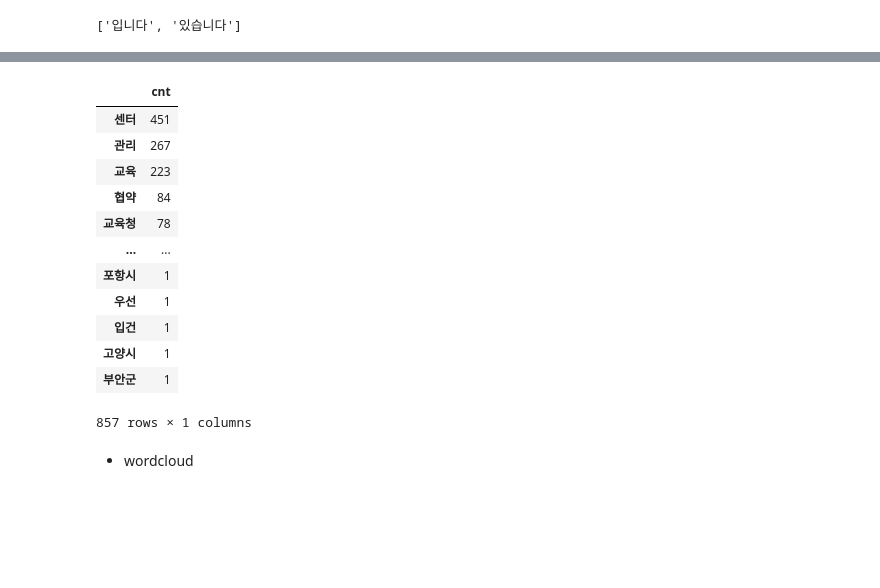
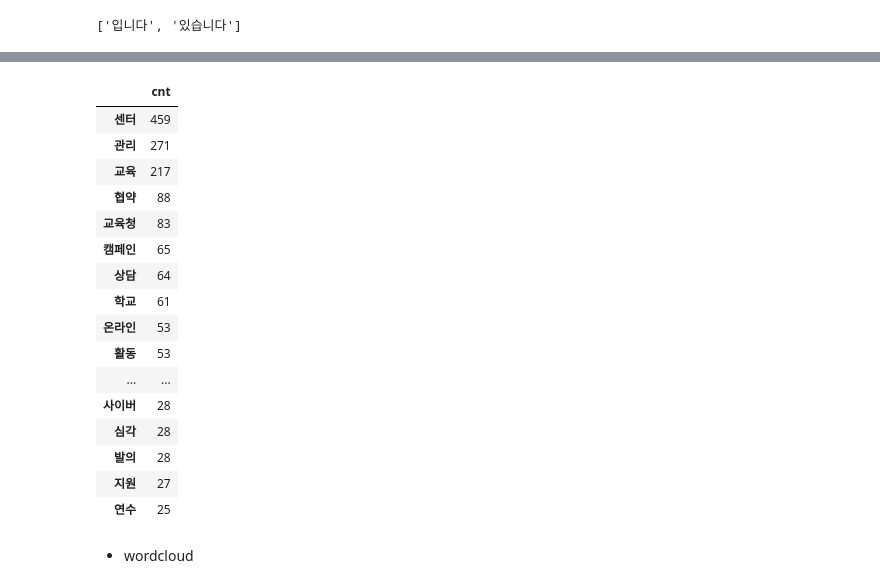
Before and after one commit to kyunakim/crawling-project, a Jupyter notebook: 문제제기.ipynb, the cells around one changed output, grey strips where cells are left out. Saved outputs shown, nothing was run; the diff lists cells and outputs as text; code cells hidden in the pictures; blank space fills up the shorter version.

```diff
--- a/문제제기.ipynb
+++ b/문제제기.ipynb
@@ -74,42 +74,37 @@ morph = okt.pos(text) #형태소로 변환 #word= 단어 / tag=품사
 morph
 
 noun_list =[]
-# stop_word = ['도박','불법','범죄']
+stop_word = ['도박','불법','범죄','만원','단독']
 for word, tag in morph: #word= 단어 / tag=품사
     if(tag=='Noun') & (len(word)>1): #noun이고 단어가 1글자 이상인것(1글자는 보통 조사이기때문)
-        # if word not in stop_word:
-        noun_list.append(word)
+        if word not in stop_word:
+            noun_list.append(word)
 
 count = Counter(noun_list) #단어별 숫자세주기
 
 #2019
 # data19 =dict(count.most_common()) #빈도수 정리 내림차
 # series = pd.Series(data19)
+# df=pd.DataFrame(series, columns=['cnt'])
+# student_2019 =df.loc['청소년'].cnt
 
 #2020
 # data20 =dict(count.most_common()) #빈도수 정리 내림차
 # series = pd.Series(data20)
+# df=pd.DataFrame(series, columns=['cnt'])
+# student_2020 =df.loc['청소년'].cnt
 
 # 2021
 # data21 =dict(count.most_common()) #빈도수 정리 내림차
 # series = pd.Series(data21)
+# df=pd.DataFrame(series, columns=['cnt'])
+# student_2021 =df.loc['청소년'].cnt
 
-#2022
+# 2022
 data22 =dict(count.most_common()) #빈도수 정리 내림차
 series = pd.Series(data22)
+df=pd.DataFrame(series, columns=['cnt'])
+student_2022 =df.loc['청소년'].cnt
 
-df=pd.DataFrame(series, columns=['cnt'])
-
-#청소년 키워드
-# student_2019 =df.loc['청소년']
-# student_2019
-
-# student_2020 =df.loc['청소년']
-# student_2020
-
-# student_2021 =df.loc['청소년']
-# student_2021
-
-student_2022 =df.loc['청소년']
-student_2022
+df
 # %% [output]
@@ -628,35 +661,39 @@ text = re.sub('[^가-힣]+',' ',text) #한글 이외는 공백으로 대체
 # %%
 #konlpy(콘엘피) = 형태소 분석
 from konlpy.tag import Okt
 from collections import Counter
 okt = Okt() #객체형성
 
 morph = okt.pos(text) #형태소로 변환 #word= 단어 / tag=품사
 morph
 
 noun_list =[]
-stop_words = ['도박', '청소년', '예방', '문제','한국','도박중독','실시','업무']
+stop_words = ['도박', '청소년', '치료', '중독','문제','한국','도박중독','실시','업무','불법','게임','예방','서울','경남','대상','복지','제주','학생','위험','충북','단박','전북','경기']
 for word, tag in morph: #word= 단어 / tag=품사
     if(tag=='Noun') & (len(word)>1): #noun이고 단어가 1글자 이상인것(1글자는 보통 조사이기때문)
         if word not in stop_words:
             noun_list.append(word)
 
 count = Counter(noun_list) #단어별 숫자세주기
-data =dict(count.most_common()) #빈도수 정리 내림차(15위까지만)
+data =dict(count.most_common(20)) #빈도수 정리 내림차(30위까지만)
 series = pd.Series(data)
 df=pd.DataFrame(series, columns=['cnt'])
 df
 # %% [output]
 |  | cnt |
-| 센터 | 451 |
-| 관리 | 267 |
-| 교육 | 223 |
-| 협약 | 84 |
-| 교육청 | 78 |
+| 센터 | 459 |
+| 관리 | 271 |
+| 교육 | 217 |
+| 협약 | 88 |
+| 교육청 | 83 |
+| 캠페인 | 65 |
+| 상담 | 64 |
+| 학교 | 61 |
+| 온라인 | 53 |
+| 활동 | 53 |
 | ... | ... |
-| 포항시 | 1 |
-| 우선 | 1 |
-| 입건 | 1 |
-| 고양시 | 1 |
-| 부안군 | 1 |
+| 사이버 | 28 |
+| 심각 | 28 |
+| 발의 | 28 |
+| 지원 | 27 |
+| 연수 | 25 |
-857 rows × 1 columns
```
Also changed, not shown: parts of 30 cells of this notebook, 13 other files.
